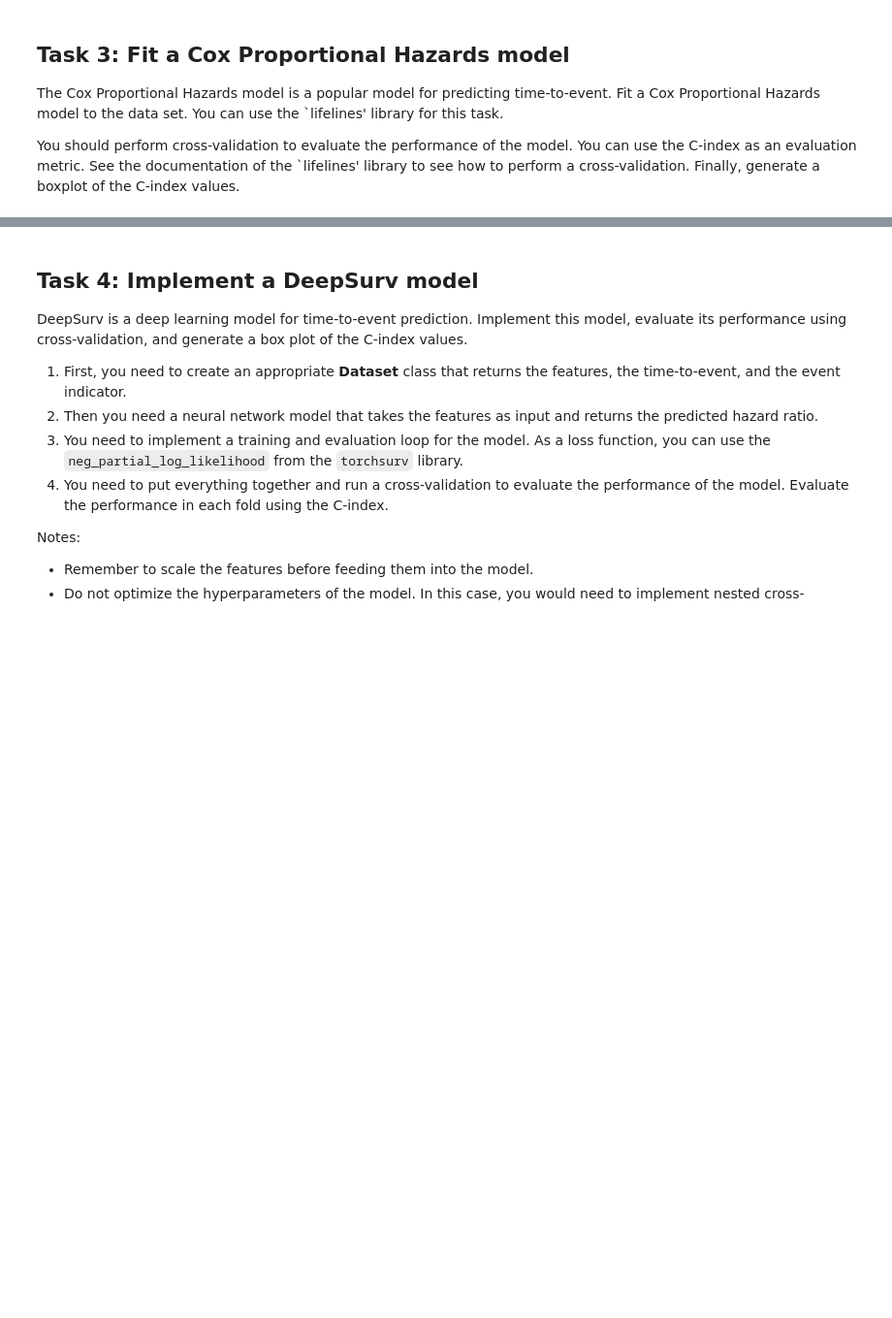
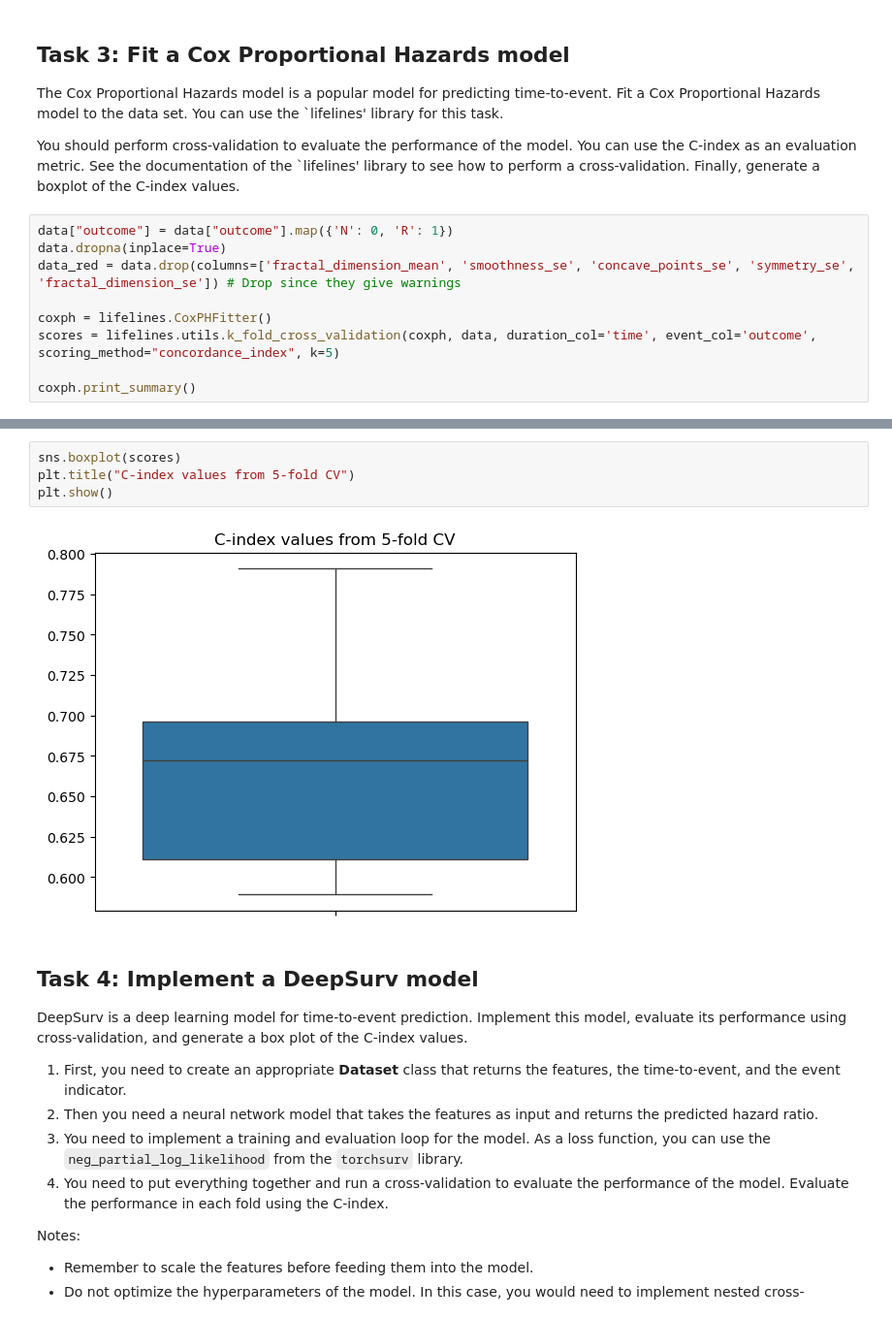
Before and after one commit to JulianMeigen/ML-handson, a Jupyter notebook: notebooks/tmp_julian.ipynb, the cells around one changed output, grey strips where cells are left out. Shown at 97% size. Drawn from its saved outputs; the diff is of its cells as text; blank space fills up the shorter version.

```diff
--- a/notebooks/tmp_julian.ipynb
+++ b/notebooks/tmp_julian.ipynb
@@ -269,3 +269,12 @@ plt.show()
 The Cox Proportional Hazards model is a popular model for predicting time-to-event. Fit a Cox Proportional Hazards model to the data set. You can use the `lifelines' library for this task.
 
 You should perform cross-validation to evaluate the performance of the model. You can use the C-index as an evaluation metric. See the documentation of the `lifelines' library to see how to perform a cross-validation. Finally, generate a boxplot of the C-index values.
+# %%
+data["outcome"] = data["outcome"].map({'N': 0, 'R': 1})
+data.dropna(inplace=True)
+data_red = data.drop(columns=['fractal_dimension_mean', 'smoothness_se', 'concave_points_se', 'symmetry_se', 'fractal_dimension_se']) # Drop since they give warnings
+
+coxph = lifelines.CoxPHFitter()
+scores = lifelines.utils.k_fold_cross_validation(coxph, data, duration_col='time', event_col='outcome', scoring_method="concordance_index", k=5)
+
+coxph.print_summary()
@@ -272,3 +320,9 @@ You should perform cross-validation to evaluate the performance of the model. Yo
+# %%
+sns.boxplot(scores)
+plt.title("C-index values from 5-fold CV")
+plt.show()
+# %% [output]
+[figure, added]
 # %% [markdown]
 ## Task 4: Implement a DeepSurv model
 
```
Also changed, not shown: parts of 1 cell of this notebook, 1 other file.
